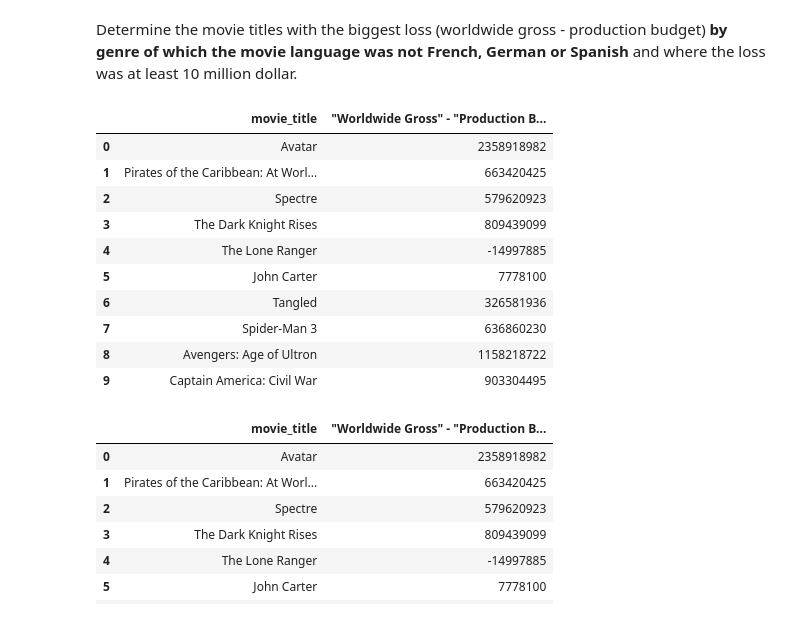
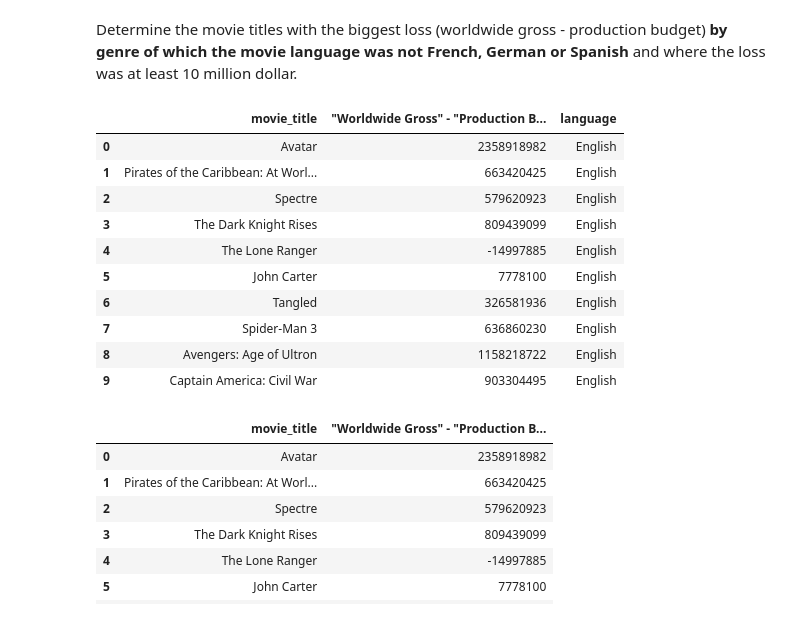
Before and after one commit to RoyKlaasseBos/Data-Analytics-for-Engineers, a Jupyter notebook: Week_6b.ipynb, the cells around one changed output. Cells and saved outputs as stored; diff of their text form; code cells hidden in the pictures.

```diff
--- a/Week_6b.ipynb
+++ b/Week_6b.ipynb
@@ -70,22 +70,22 @@ pd.read_sql(query1, conn).head(10) # only show first 10 records
 Determine the movie titles with the biggest loss (worldwide gross - production budget) **by genre of which the movie language was not French, German or Spanish** and where the loss was at least 10 million dollar.
 # %%
 # exclude French, German, Spanish movies
-query1 = '''SELECT movie_title, \"Worldwide Gross\" - \"Production Budget\"
+query1 = '''SELECT movie_title, \"Worldwide Gross\" - \"Production Budget\", language
             FROM movies
             WHERE (language != "French") AND (language != "German") AND (language != "Spanish");
 '''
 
-pd.read_sql(query1, conn).head(10) #Star Wars Ep. VII: The Force Awakens is now excluded
+pd.read_sql(query1, conn).head(10) #Star Wars Ep. VII: The Force Awakens is now excluded (why?)
 # %% [output]
-|  | movie_title | "Worldwide Gross" - "Production B... |
-| 0 | Avatar | 2358918982 |
-| 1 | Pirates of the Caribbean: At Worl... | 663420425 |
-| 2 | Spectre | 579620923 |
-| 3 | The Dark Knight Rises | 809439099 |
-| 4 | The Lone Ranger | -14997885 |
-| 5 | John Carter | 7778100 |
-| 6 | Tangled | 326581936 |
-| 7 | Spider-Man 3 | 636860230 |
-| 8 | Avengers: Age of Ultron | 1158218722 |
-| 9 | Captain America: Civil War | 903304495 |
+|  | movie_title | "Worldwide Gross" - "Production B... | language |
+| 0 | Avatar | 2358918982 | English |
+| 1 | Pirates of the Caribbean: At Worl... | 663420425 | English |
+| 2 | Spectre | 579620923 | English |
+| 3 | The Dark Knight Rises | 809439099 | English |
+| 4 | The Lone Ranger | -14997885 | English |
+| 5 | John Carter | 7778100 | English |
+| 6 | Tangled | 326581936 | English |
+| 7 | Spider-Man 3 | 636860230 | English |
+| 8 | Avengers: Age of Ultron | 1158218722 | English |
+| 9 | Captain America: Civil War | 903304495 | English |
 # %%
```
Also changed, not shown: parts of 12 cells of this notebook.
